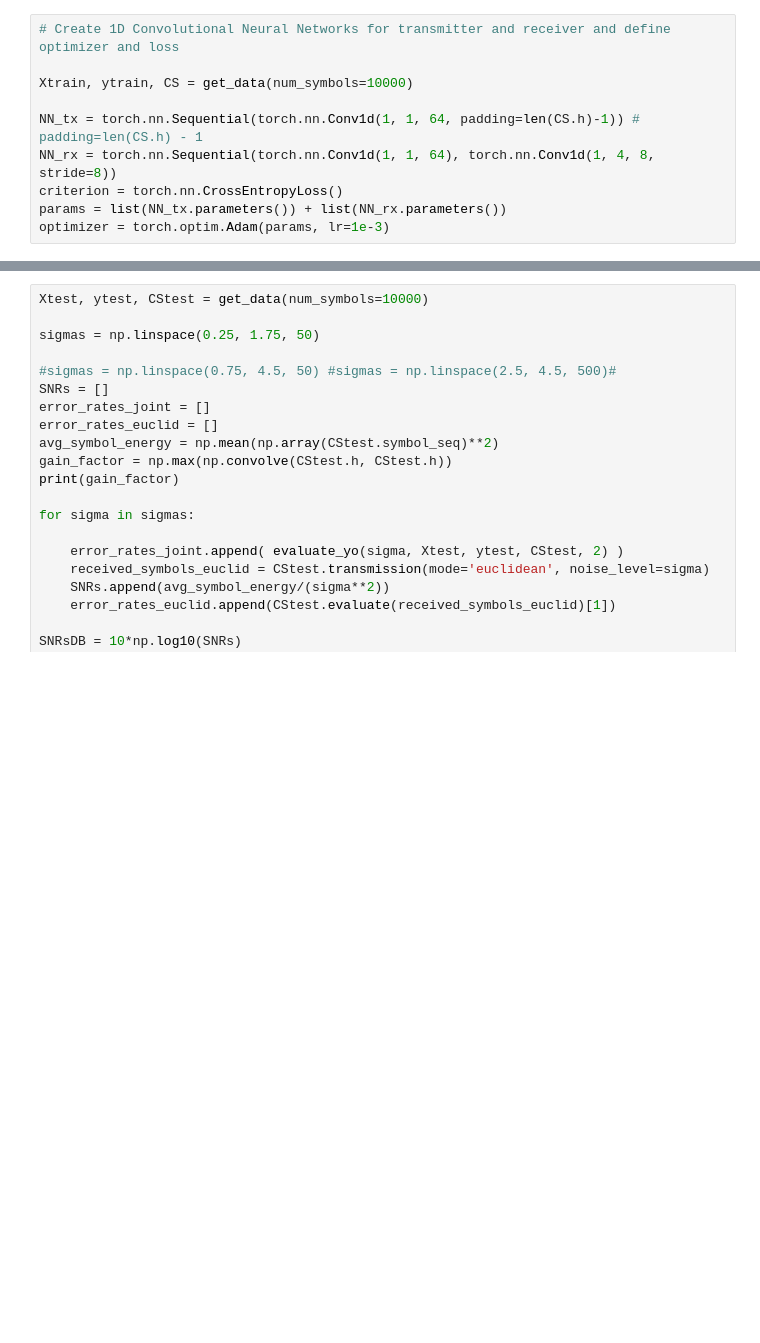
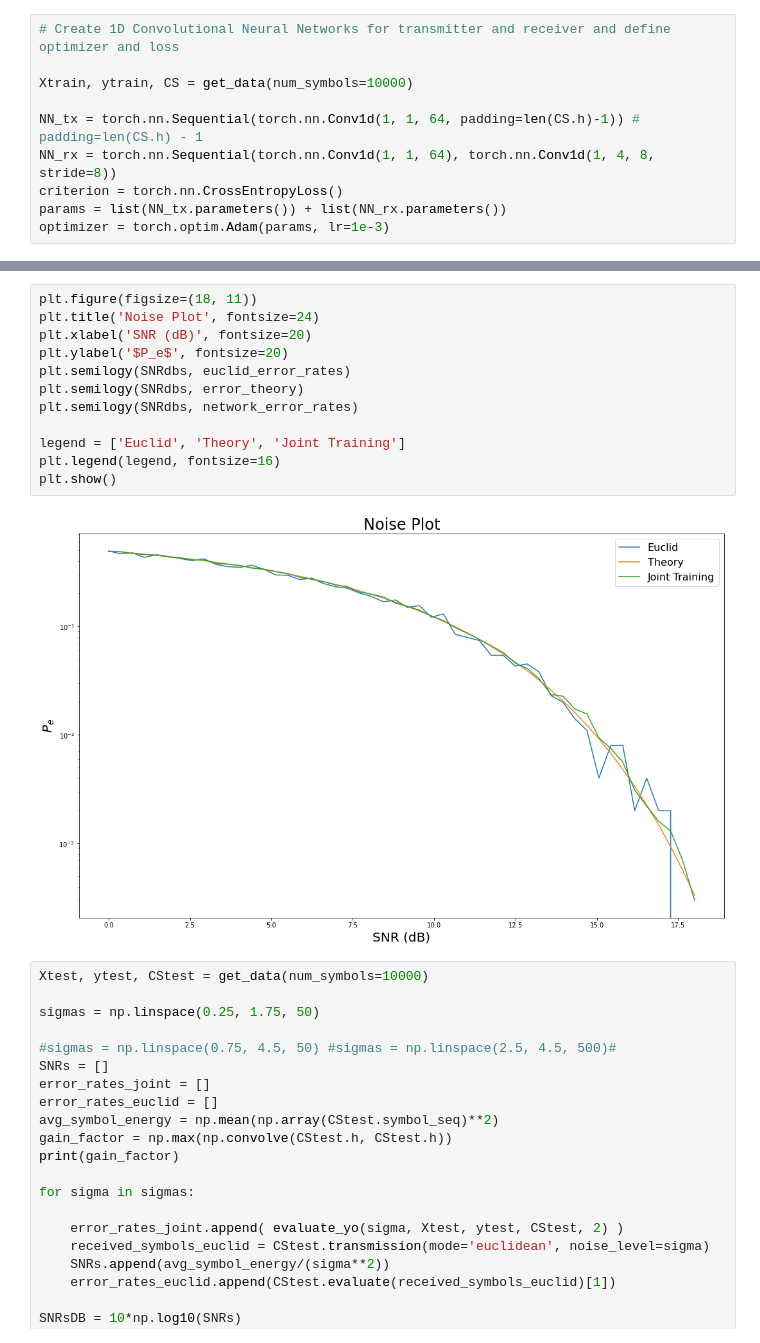
Before and after one commit to FaxMan1/Master-Thesis, a Jupyter notebook: Jupyter/JointTraining.ipynb, the cells around one changed output, grey strips where cells are left out. Cells and saved outputs as stored; diff of their text form; blank space fills up the shorter version.

```diff
--- a/Jupyter/JointTraining.ipynb
+++ b/Jupyter/JointTraining.ipynb
@@ -90,3 +168,17 @@ evaluate_yo(2, Xtest, ytest, CStest, 2)
+# %%
+plt.figure(figsize=(18, 11))
+plt.title('Noise Plot', fontsize=24)
+plt.xlabel('SNR (dB)', fontsize=20)
+plt.ylabel('$P_e$', fontsize=20)
+plt.semilogy(SNRdbs, euclid_error_rates)
+plt.semilogy(SNRdbs, error_theory)
+plt.semilogy(SNRdbs, network_error_rates)
+
+legend = ['Euclid', 'Theory', 'Joint Training']
+plt.legend(legend, fontsize=16)
+plt.show()
+# %% [output]
+[figure, added]
 # %%
 Xtest, ytest, CStest = get_data(num_symbols=10000)
 
```
Also changed, not shown: parts of 5 cells of this notebook, 2 other files.
